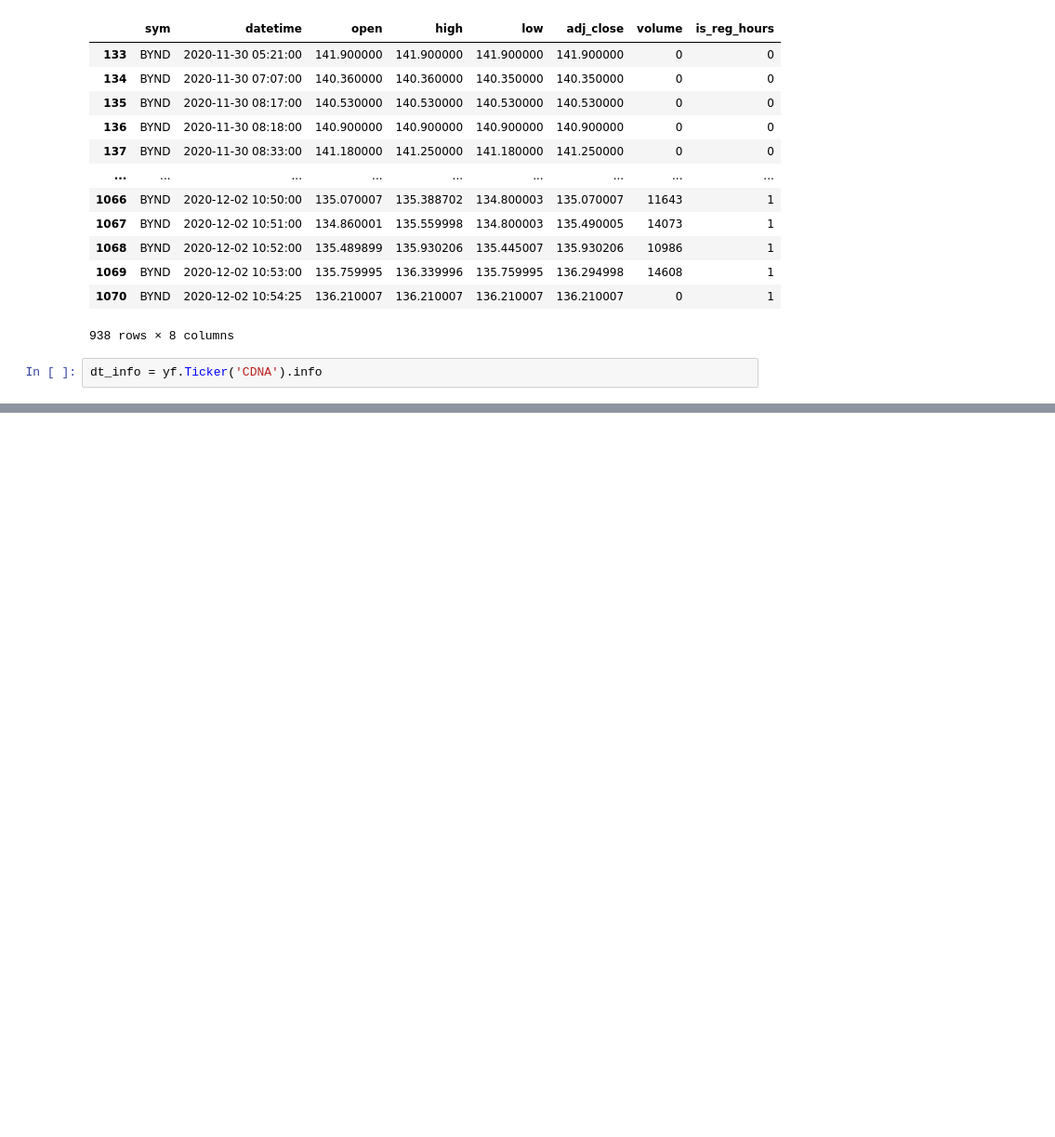
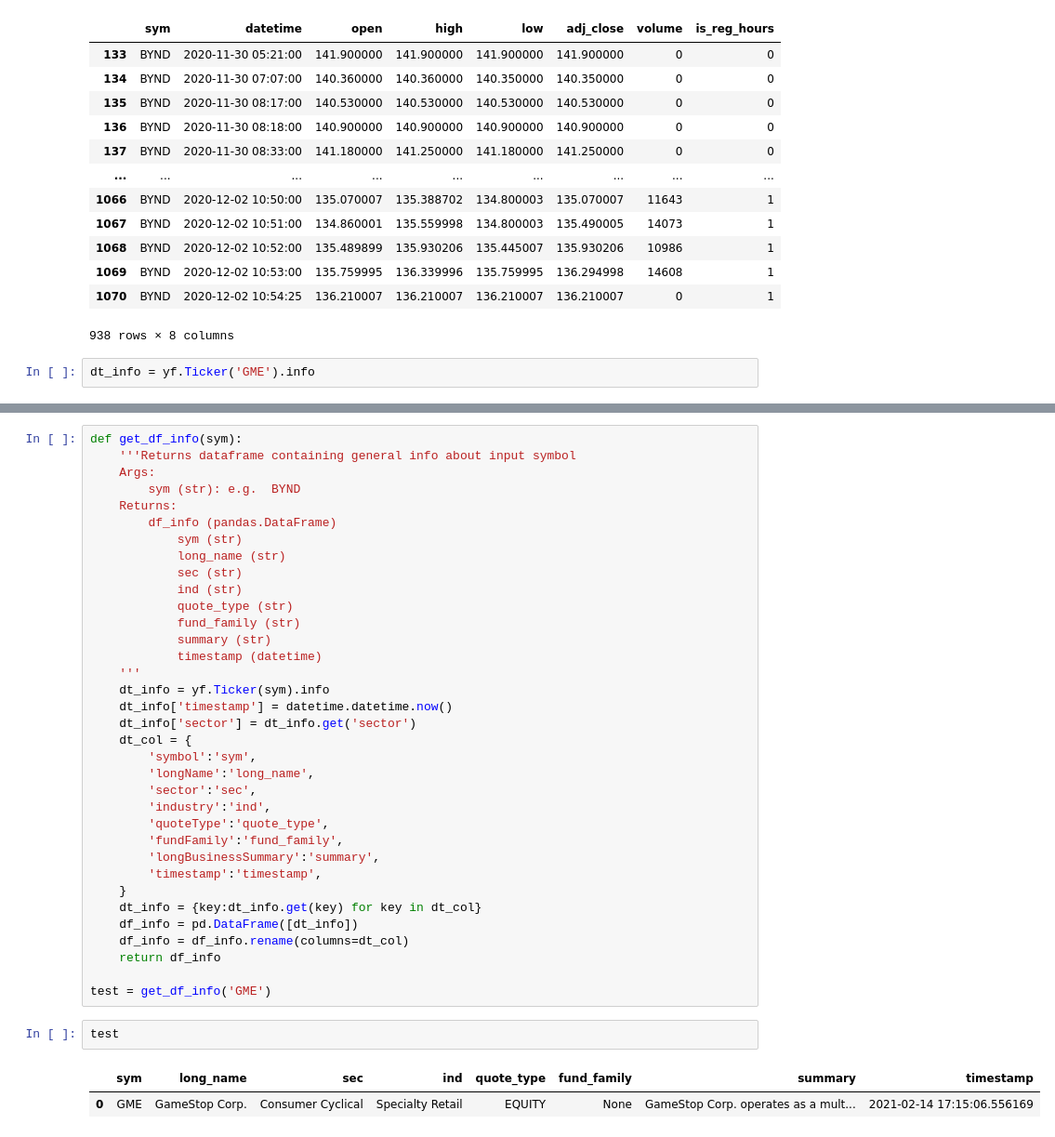
Before and after one commit to MichaelOw/five-minute-midas, a Jupyter notebook: notebooks/1_get_raw_data.ipynb, the cells around one changed output, grey strips where cells are left out. Shown: that part at 93% size. Drawn from its saved outputs; the diff is of its cells as text; blank space fills up the shorter version.

```diff
--- a/notebooks/1_get_raw_data.ipynb
+++ b/notebooks/1_get_raw_data.ipynb
@@ -210,4 +184,4 @@ get_df_prices('BYND', '2020-11-28', '2020-12-03')
 | 1070 | BYND | 2020-12-02 10:54:25 | 136.210007 | 136.210007 | 136.210007 | 136.210007 | 0 | 1 |
 938 rows × 8 columns
 # %%
-dt_info = yf.Ticker('CDNA').info
+dt_info = yf.Ticker('GME').info
@@ -343,0 +215,40 @@ df[ls_col]
+# %%
+def get_df_info(sym):
+    '''Returns dataframe containing general info about input symbol
+    Args:
+        sym (str): e.g.  BYND
+    Returns:
+        df_info (pandas.DataFrame)
+            sym (str)
+            long_name (str)
+            sec (str)
+            ind (str)
+            quote_type (str)
+            fund_family (str)
+            summary (str)
+            timestamp (datetime)
+    '''
+    dt_info = yf.Ticker(sym).info
+    dt_info['timestamp'] = datetime.datetime.now()
+    dt_info['sector'] = dt_info.get('sector')
+    dt_col = {
+        'symbol':'sym',
+        'longName':'long_name',
+        'sector':'sec',
+        'industry':'ind',
+        'quoteType':'quote_type',
+        'fundFamily':'fund_family',
+        'longBusinessSummary':'summary',
+        'timestamp':'timestamp',
+    }
+    dt_info = {key:dt_info.get(key) for key in dt_col}
+    df_info = pd.DataFrame([dt_info])
+    df_info = df_info.rename(columns=dt_col)
+    return df_info
+
+test = get_df_info('GME')
+# %%
+test
+# %% [output]
+|  | sym | long_name | sec | ind | quote_type | fund_family | summary | timestamp |
+| 0 | GME | GameStop Corp. | Consumer Cyclical | Specialty Retail | EQUITY | None | GameStop Corp. operates as a mult... | 2021-02-14 17:15:06.556169 |
```
Also changed, not shown: parts of 13 cells of this notebook, 2 other files.
